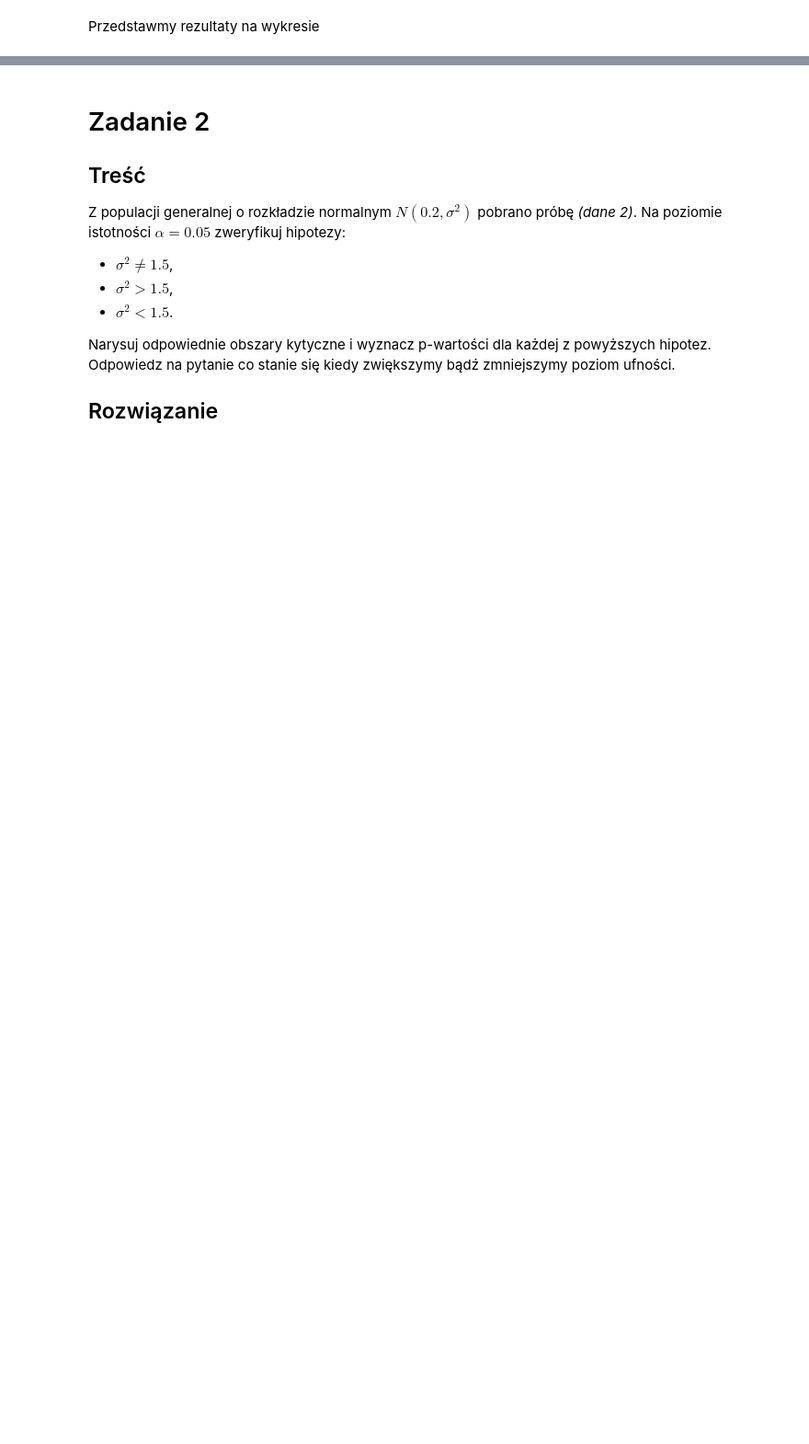
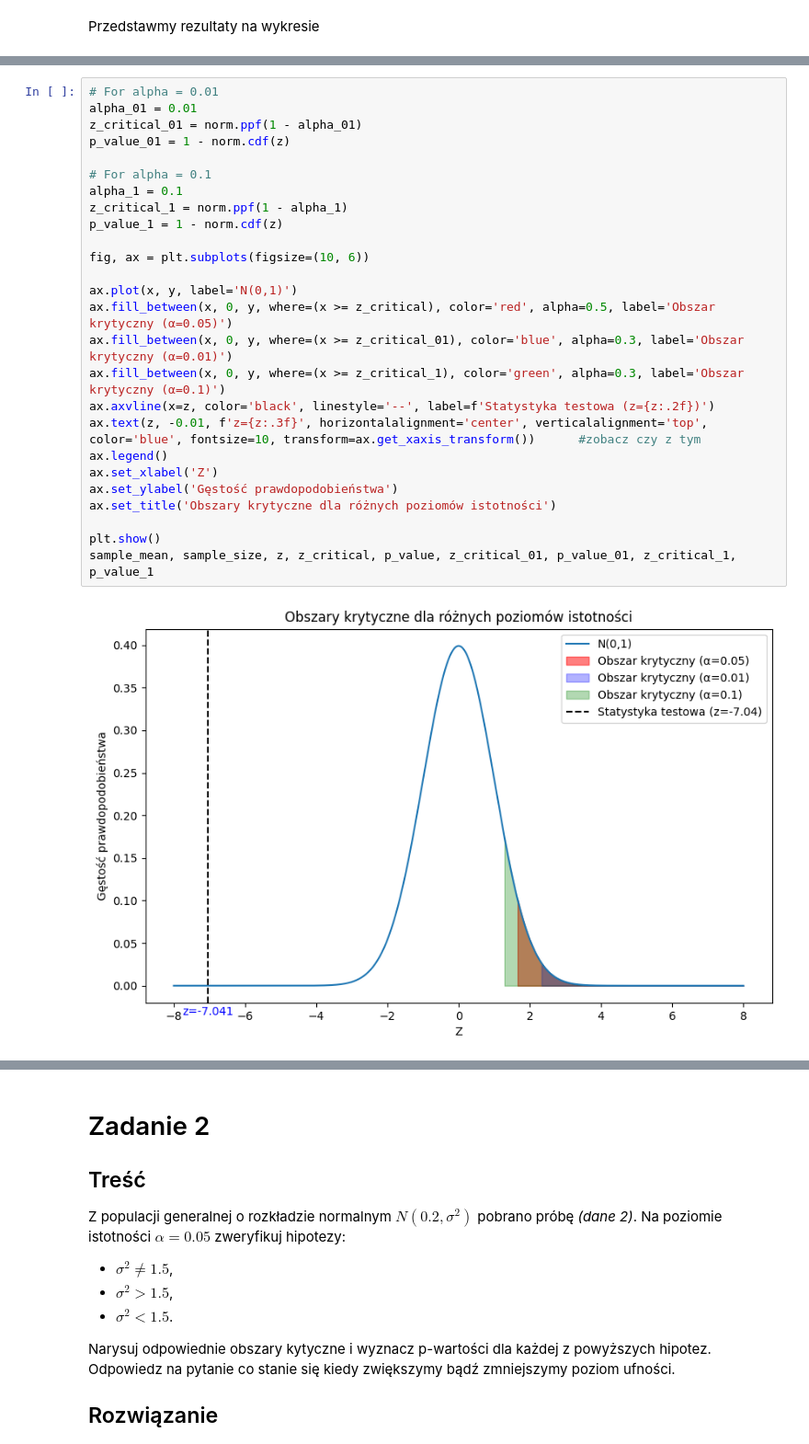
Before and after one commit to mathieuboro/raport2, a Jupyter notebook: Raport2.ipynb, the cells around one changed output, grey strips where cells are left out. Shown at 92% size. Cells and saved outputs as stored; diff of their text form; blank space fills up the shorter version.

```diff
--- a/Raport2.ipynb
+++ b/Raport2.ipynb
@@ -128,0 +161,28 @@ sample_mean, sample_size, z, z_critical, p_value, z_critical_01, p_value_01, z_c
+# %%
+# For alpha = 0.01
+alpha_01 = 0.01
+z_critical_01 = norm.ppf(1 - alpha_01)
+p_value_01 = 1 - norm.cdf(z)
+
+# For alpha = 0.1
+alpha_1 = 0.1
+z_critical_1 = norm.ppf(1 - alpha_1)
+p_value_1 = 1 - norm.cdf(z)
+
+fig, ax = plt.subplots(figsize=(10, 6))
+
+ax.plot(x, y, label='N(0,1)')
+ax.fill_between(x, 0, y, where=(x >= z_critical), color='red', alpha=0.5, label='Obszar krytyczny (α=0.05)')
+ax.fill_between(x, 0, y, where=(x >= z_critical_01), color='blue', alpha=0.3, label='Obszar krytyczny (α=0.01)')
+ax.fill_between(x, 0, y, where=(x >= z_critical_1), color='green', alpha=0.3, label='Obszar krytyczny (α=0.1)')
+ax.axvline(x=z, color='black', linestyle='--', label=f'Statystyka testowa (z={z:.2f})')
+ax.text(z, -0.01, f'z={z:.3f}', horizontalalignment='center', verticalalignment='top', color='blue', fontsize=10, transform=ax.get_xaxis_transform())      #zobacz czy z tym
+ax.legend()
+ax.set_xlabel('Z')
+ax.set_ylabel('Gęstość prawdopodobieństwa')
+ax.set_title('Obszary krytyczne dla różnych poziomów istotności')
+
+plt.show()
+sample_mean, sample_size, z, z_critical, p_value, z_critical_01, p_value_01, z_critical_1, p_value_1
+# %% [output]
+[figure, added]
```
Also changed, not shown: parts of 12 cells of this notebook.
